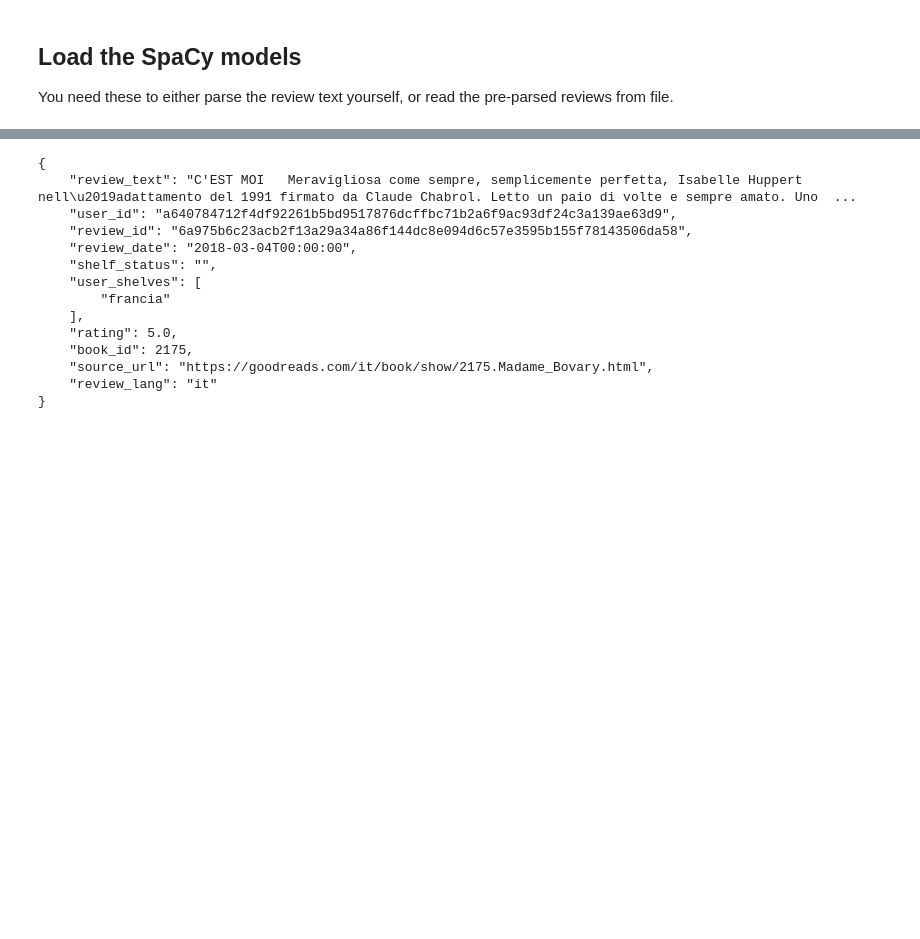
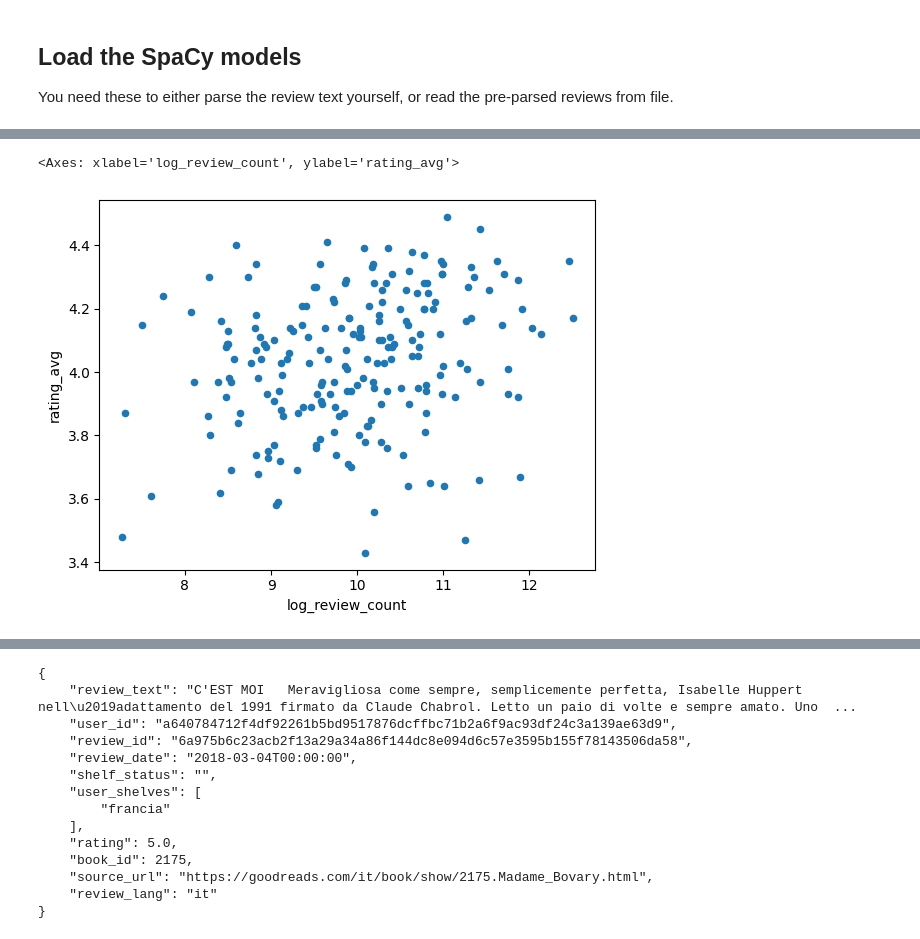
Before and after one commit to impact-and-fiction/workshop-multilingual-reviews-2025, a Jupyter notebook: scripts/step-1-word_frequencies.ipynb, the cells around one changed output, grey strips where cells are left out. Drawn from its saved outputs; the diff is of its cells as text; code cells hidden in the pictures; blank space fills up the shorter version.

```diff
--- a/scripts/step-1-word_frequencies.ipynb
+++ b/scripts/step-1-word_frequencies.ipynb
@@ -61,0 +107,6 @@ book_df.head(2)
+# %%
+book_df['log_review_count'] = np.log(book_df['review_count'])
+book_df.plot.scatter( x='log_review_count', y='rating_avg' )
+# %% [output]
+<Axes: xlabel='log_review_count', ylabel='rating_avg'>
+[figure, added]
```
Also changed, not shown: parts of 25 cells of this notebook, 2 other files.
